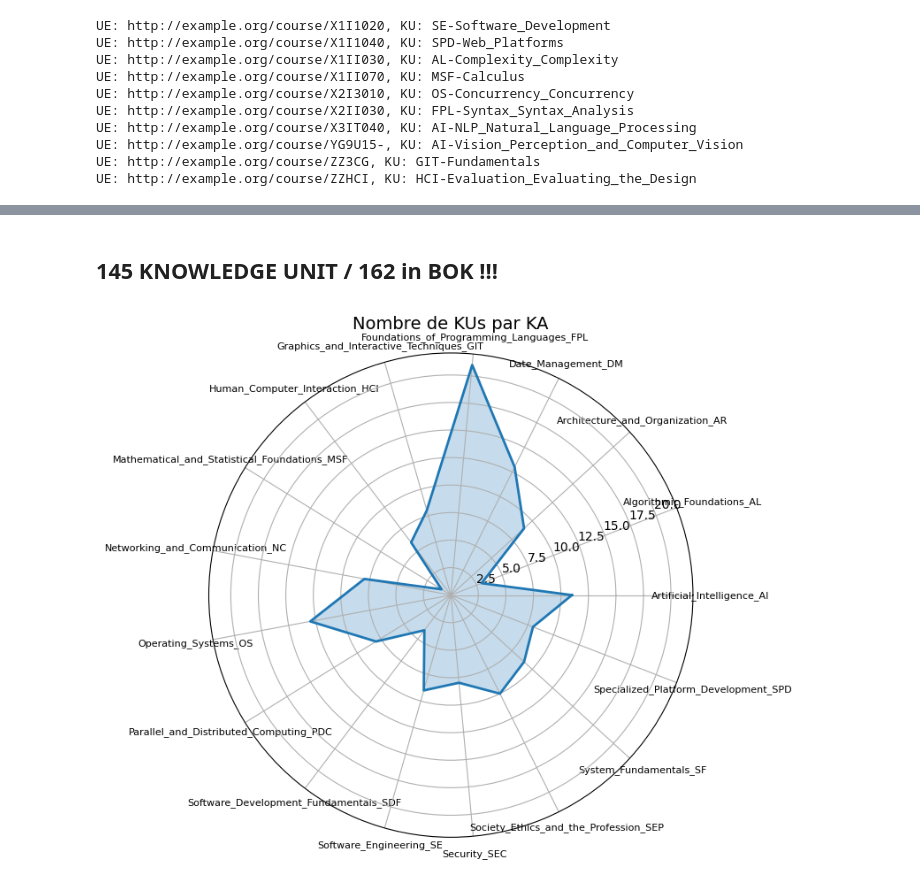
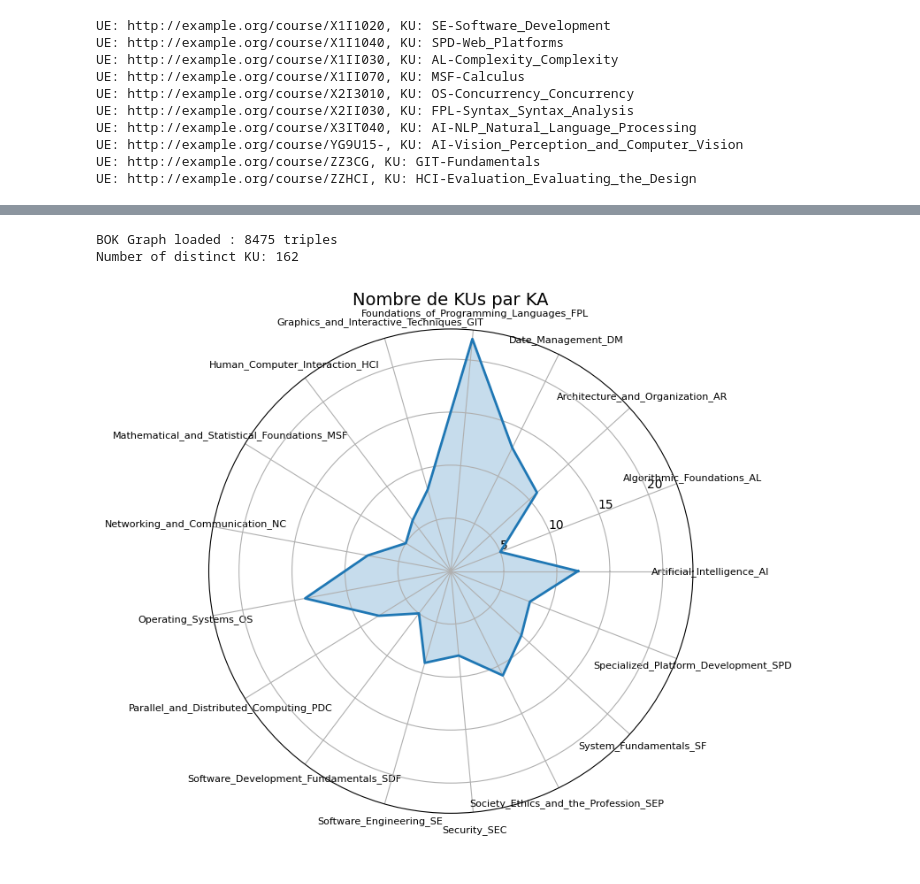
Before and after one commit to momo54/SLM-EXP, a Jupyter notebook: scripts/xp.ipynb, the cells around one changed output, grey strips where cells are left out. Saved outputs shown, nothing was run; the diff lists cells and outputs as text; code cells hidden in the pictures.

Commit message:
graph bok

```diff
--- a/scripts/xp.ipynb
+++ b/scripts/xp.ipynb
@@ -353,15 +341,0 @@ BOK Graph loaded : 8475 triples
-# %%
-distinct_ku= """
-PREFIX bok: <http://example.org/bok/>
-PREFIX xsd: <http://www.w3.org/2001/XMLSchema#>
-
-SELECT ?ka (count(distinct ?ku) as ?nb_ku)
-WHERE {
-  ?ku bok:part_of ?ka .
-} group by ?ka
-"""
-
-qres = gbok.query(distinct_ku)
-print(f"Number of distinct KA: {len(qres)}")
-for row in qres:
-    print(f"KA: {row.ka}, {row.nb_ku} KU")
@@ -387,6 +342,25 @@ KA: Specialized_Platform_Development_SPD, 8 KU
-# %% [markdown]
-## 145 KNOWLEDGE UNIT / 162 in BOK !!!
 # %%
+
+# this graph (./XP/graph_bok_nohours.ttl) looks good
+
+gbok_ref = Graph()
+BOK_RDF_FILE_PATH = "./XP/graph_bok_nohours.ttl"
+gbok_ref.parse(BOK_RDF_FILE_PATH, format="turtle")
+print(f"BOK Graph loaded : {g.__len__()} triples")
+
+query_du= """
+PREFIX bok: <http://example.org/bok/>
+PREFIX xsd: <http://www.w3.org/2001/XMLSchema#>
+
+SELECT  (count(distinct ?ku) as ?nb_ku)
+WHERE {
+  ?ku bok:part_of ?ka .
+}
+"""
+nb_ku = gbok_ref.query(query_du)
+for row in nb_ku:
+    print(f"Number of distinct KU: {row.nb_ku}")
+
 distinct_ku= """
 PREFIX bok: <http://example.org/bok/>
 PREFIX xsd: <http://www.w3.org/2001/XMLSchema#>
@@ -395,33 +369,35 @@ SELECT ?ka (count(distinct ?ku) as ?nb_ku)
 WHERE {
   ?ku bok:part_of ?ka .
 } group by ?ka
 """
 
-qres = gbok.query(distinct_ku)
+qres_ref = gbok_ref.query(distinct_ku)
 # Extraire les données
 labels = []
 values = []
 
-for row in qres:
+for row in qres_ref:
     labels.append(str(row.ka).split("/")[-1])
     values.append(int(row.nb_ku))
 
 # Fermer le polygone
 values.append(values[0])  # refermer la boucle des valeurs
 angles = np.linspace(0, 2 * np.pi, len(values) - 1, endpoint=False).tolist()
 angles.append(angles[0])  # refermer la boucle des angles
 
 # Radar plot
 fig, ax = plt.subplots(figsize=(8, 8), subplot_kw=dict(polar=True))
 ax.plot(angles, values, linewidth=2)
 ax.fill(angles, values, alpha=0.25)
 
 # Axe des noms : attention, angles[:-1] car le dernier est la fermeture
 ax.set_xticks(angles[:-1])
 ax.set_xticklabels(labels, fontsize=8)
 ax.set_title("Nombre de KUs par KA", size=14, pad=20)
 ax.grid(True)
 plt.tight_layout()
 plt.show()
 # %% [output]
+BOK Graph loaded : 8475 triples
+Number of distinct KU: 162
-[figure, old version]
+[figure, new version]
```
Also changed, not shown: parts of 4 cells of this notebook, 2 other files.
